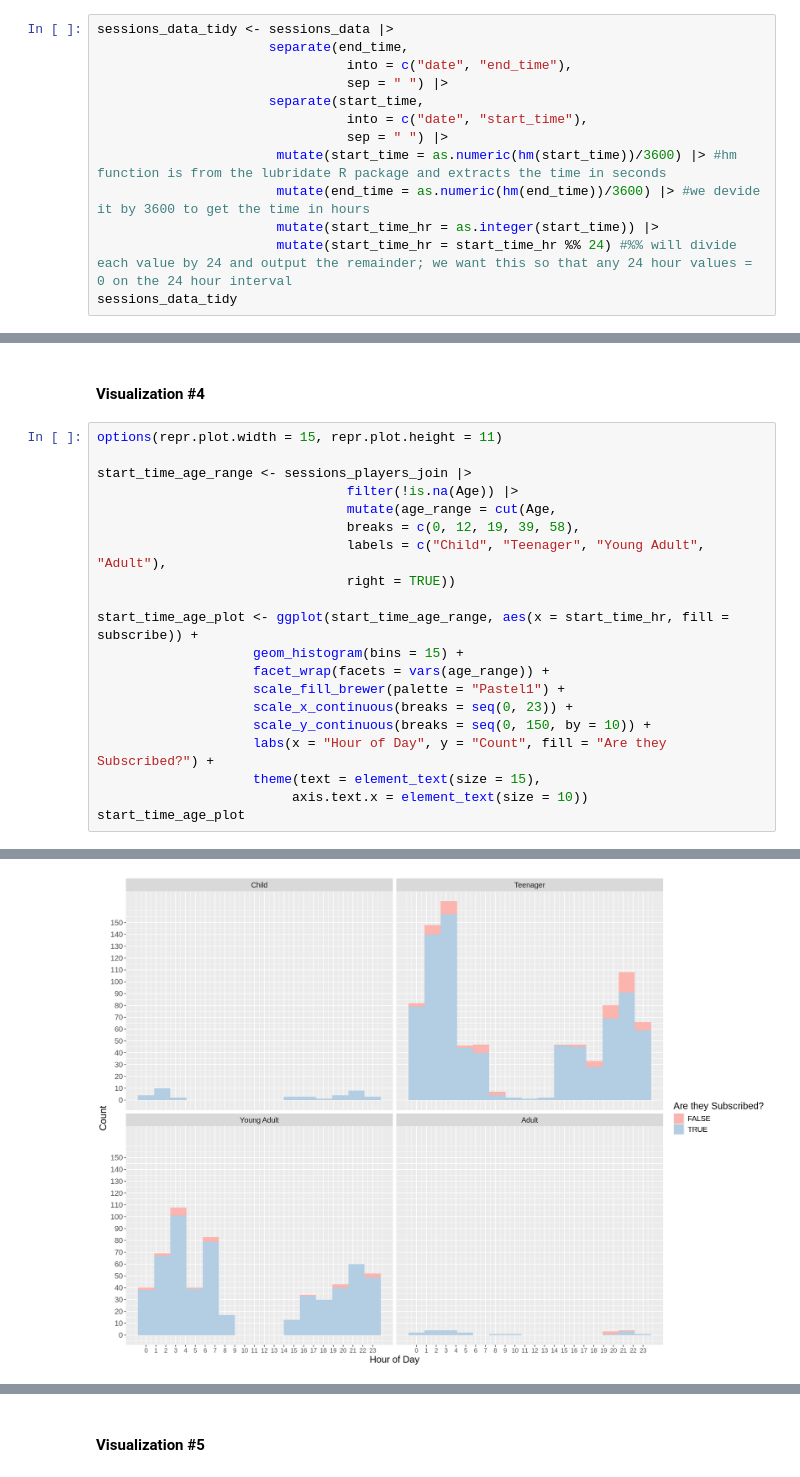
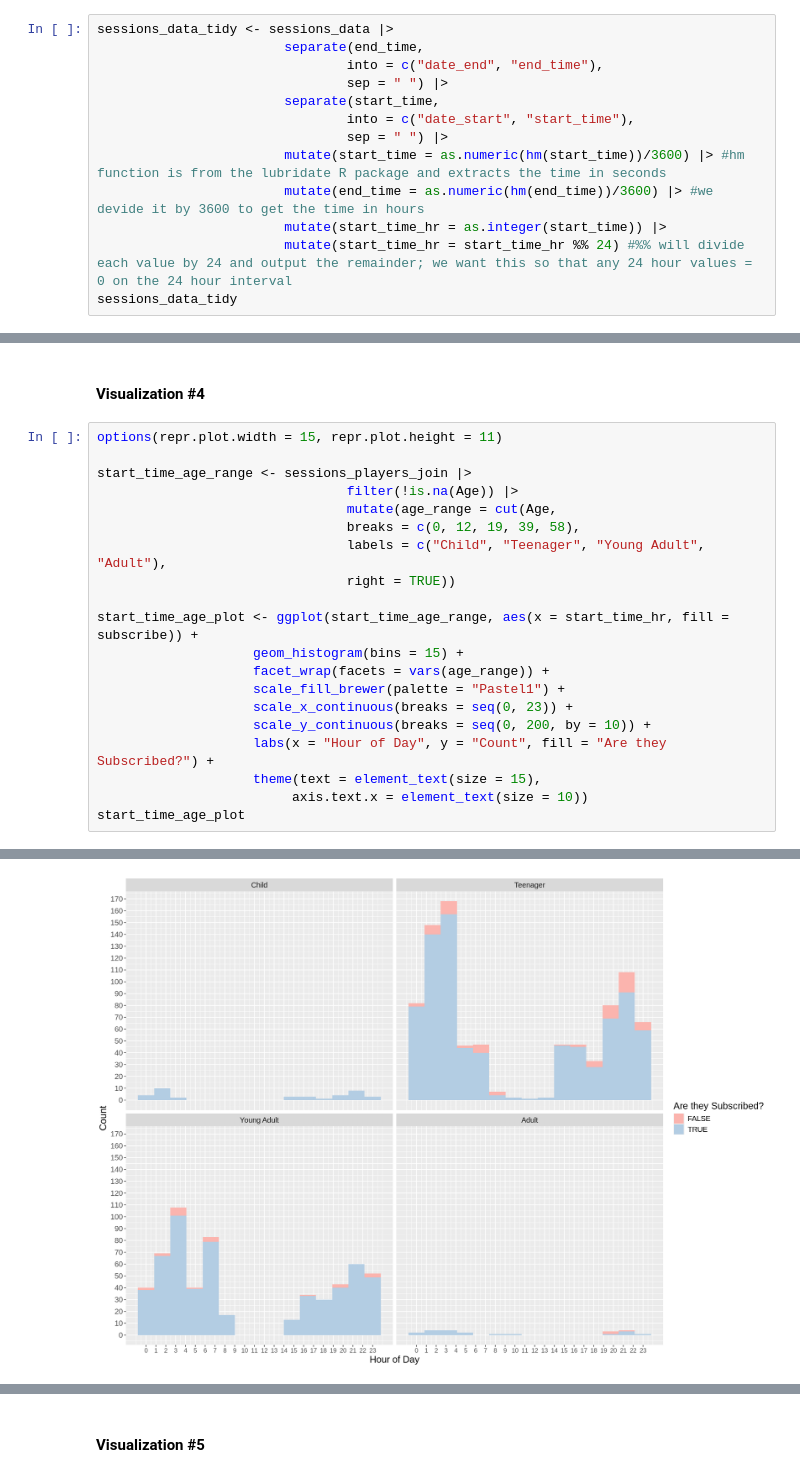
Before and after one commit to tchan0717/dsci-100-2025w1-group-36, a Jupyter notebook: plaicraft_project.ipynb, the cells around one changed output, grey strips where cells are left out. Cells and saved outputs as stored; diff of their text form.

```diff
--- a/plaicraft_project.ipynb
+++ b/plaicraft_project.ipynb
@@ -260,14 +259,14 @@ Before we summarize, I will wrangle the data to make it tidy. Tidy data follows
 # %%
 sessions_data_tidy <- sessions_data |>
-                      separate(end_time,
-                                into = c("date", "end_time"),
+                        separate(end_time,
+                                into = c("date_end", "end_time"),
                                 sep = " ") |>
-                      separate(start_time,
-                                into = c("date", "start_time"),
+                        separate(start_time,
+                                into = c("date_start", "start_time"),
                                 sep = " ") |>
-                       mutate(start_time = as.numeric(hm(start_time))/3600) |> #hm function is from the lubridate R package and extracts the time in seconds
-                       mutate(end_time = as.numeric(hm(end_time))/3600) |> #we devide it by 3600 to get the time in hours
-                       mutate(start_time_hr = as.integer(start_time)) |>
-                       mutate(start_time_hr = start_time_hr %% 24) #%% will divide each value by 24 and output the remainder; we want this so that any 24 hour values = 0 on the 24 hour interval
+                        mutate(start_time = as.numeric(hm(start_time))/3600) |> #hm function is from the lubridate R package and extracts the time in seconds
+                        mutate(end_time = as.numeric(hm(end_time))/3600) |> #we devide it by 3600 to get the time in hours
+                        mutate(start_time_hr = as.integer(start_time)) |>
+                        mutate(start_time_hr = start_time_hr %% 24) #%% will divide each value by 24 and output the remainder; we want this so that any 24 hour values = 0 on the 24 hour interval
 sessions_data_tidy
 # %% [output]
@@ -470,24 +469,24 @@ This visualization is the most helpful for our specific question. It's just a ro
 # %%
 options(repr.plot.width = 15, repr.plot.height = 11)
 
 start_time_age_range <- sessions_players_join |>
                                 filter(!is.na(Age)) |>
                                 mutate(age_range = cut(Age,
                                 breaks = c(0, 12, 19, 39, 58),
                                 labels = c("Child", "Teenager", "Young Adult", "Adult"),
                                 right = TRUE))
 
 start_time_age_plot <- ggplot(start_time_age_range, aes(x = start_time_hr, fill = subscribe)) +
                     geom_histogram(bins = 15) +
                     facet_wrap(facets = vars(age_range)) +
                     scale_fill_brewer(palette = "Pastel1") +
                     scale_x_continuous(breaks = seq(0, 23)) +
-                    scale_y_continuous(breaks = seq(0, 150, by = 10)) +
+                    scale_y_continuous(breaks = seq(0, 200, by = 10)) +
                     labs(x = "Hour of Day", y = "Count", fill = "Are they Subscribed?") +
                     theme(text = element_text(size = 15),
                          axis.text.x = element_text(size = 10))
 start_time_age_plot
 # %% [output]
 Warning message:
 “Removed 71 rows containing non-finite outside the scale range (`stat_bin()`).”
-[figure, old version]
+[figure, new version]
```
Also changed, not shown: parts of 9 cells of this notebook.
